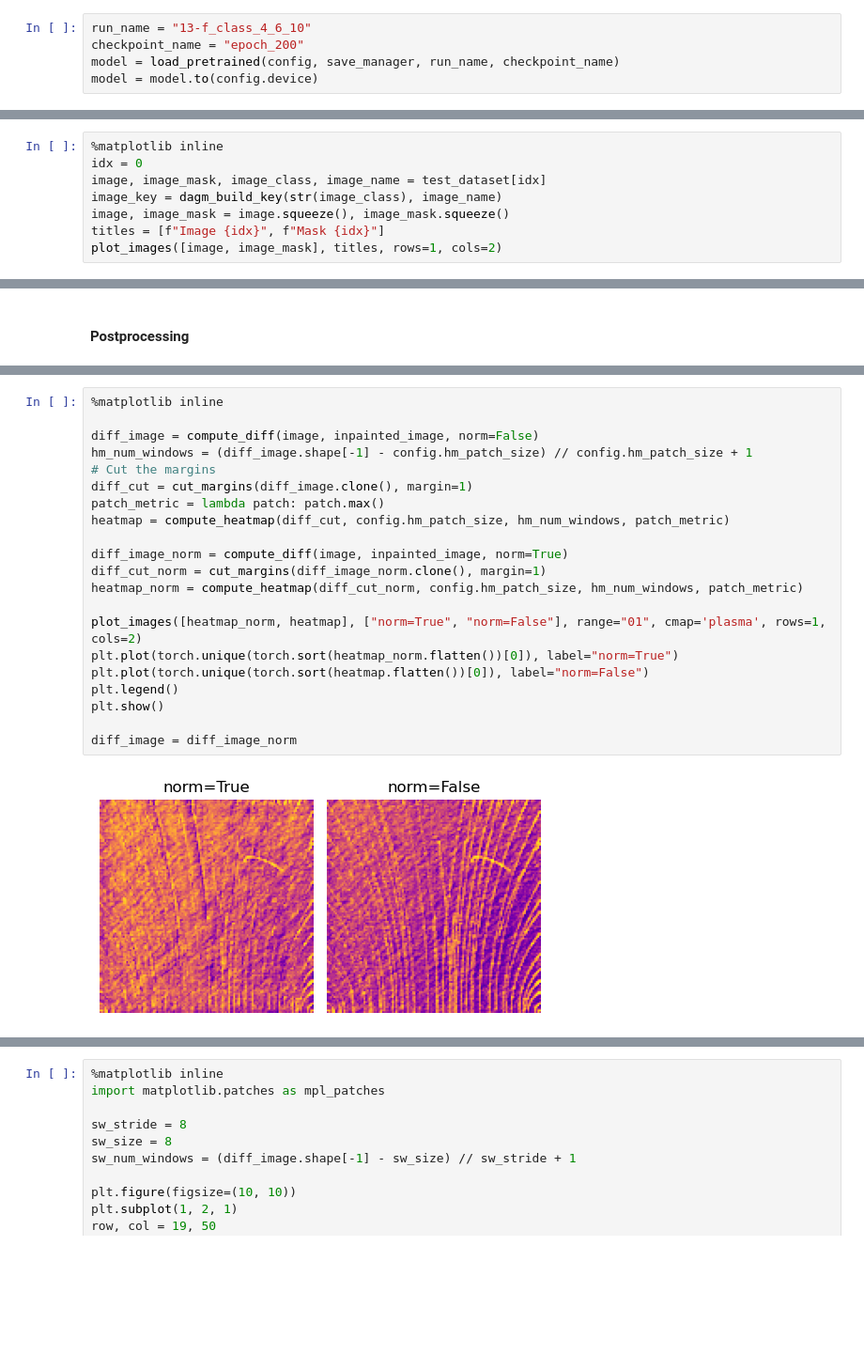
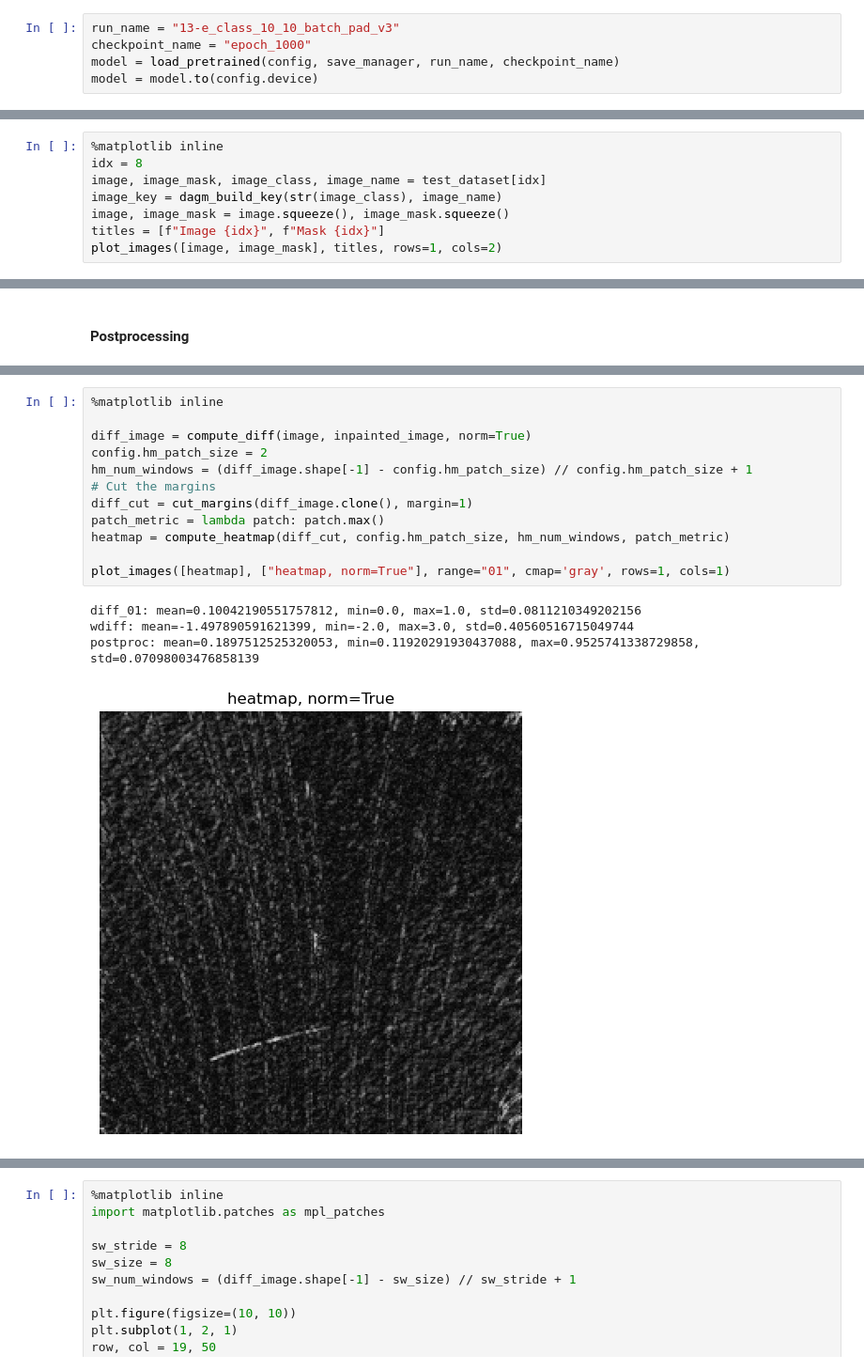
Before and after one commit to popastefan10/DeepAD, a Jupyter notebook: notebooks/eval.ipynb, the cells around one changed output, grey strips where cells are left out. Shown at 94% size. Cells and saved outputs as stored; diff of their text form; blank space fills up the shorter version.

```diff
--- a/notebooks/eval.ipynb
+++ b/notebooks/eval.ipynb
@@ -26,8 +26,8 @@ save_manager = SaveManager(config)
 # %% [markdown]
 Load pretrained model
 # %%
-run_name = "13-f_class_4_6_10"
-checkpoint_name = "epoch_200"
+run_name = "13-e_class_10_10_batch_pad_v3"
+checkpoint_name = "epoch_1000"
 model = load_pretrained(config, save_manager, run_name, checkpoint_name)
 model = model.to(config.device)
 # %% [output]
@@ -48,7 +48,7 @@ test_dataset = DAGMDatasetDev(
 Load image(s)
 # %%
 %matplotlib inline
-idx = 0
+idx = 8
 image, image_mask, image_class, image_name = test_dataset[idx]
 image_key = dagm_build_key(str(image_class), image_name)
 image, image_mask = image.squeeze(), image_mask.squeeze()
@@ -174,23 +395,17 @@ plot_images(
 # %%
 %matplotlib inline
 
-diff_image = compute_diff(image, inpainted_image, norm=False)
+diff_image = compute_diff(image, inpainted_image, norm=True)
+config.hm_patch_size = 2
 hm_num_windows = (diff_image.shape[-1] - config.hm_patch_size) // config.hm_patch_size + 1
 # Cut the margins
 diff_cut = cut_margins(diff_image.clone(), margin=1)
 patch_metric = lambda patch: patch.max()
 heatmap = compute_heatmap(diff_cut, config.hm_patch_size, hm_num_windows, patch_metric)
 
-diff_image_norm = compute_diff(image, inpainted_image, norm=True)
-diff_cut_norm = cut_margins(diff_image_norm.clone(), margin=1)
-heatmap_norm = compute_heatmap(diff_cut_norm, config.hm_patch_size, hm_num_windows, patch_metric)
-
-plot_images([heatmap_norm, heatmap], ["norm=True", "norm=False"], range="01", cmap='plasma', rows=1, cols=2)
-plt.plot(torch.unique(torch.sort(heatmap_norm.flatten())[0]), label="norm=True")
-plt.plot(torch.unique(torch.sort(heatmap.flatten())[0]), label="norm=False")
-plt.legend()
-plt.show()
-
-diff_image = diff_image_norm
+plot_images([heatmap], ["heatmap, norm=True"], range="01", cmap='gray', rows=1, cols=1)
 # %% [output]
+diff_01: mean=0.10042190551757812, min=0.0, max=1.0, std=0.0811210349202156
+wdiff: mean=-1.497890591621399, min=-2.0, max=3.0, std=0.40560516715049744
+postproc: mean=0.1897512525320053, min=0.11920291930437088, max=0.9525741338729858, std=0.07098003476858139
-[figure, old version]
+[figure, new version]
```
Also changed, not shown: parts of 18 cells of this notebook, 4 other files.
